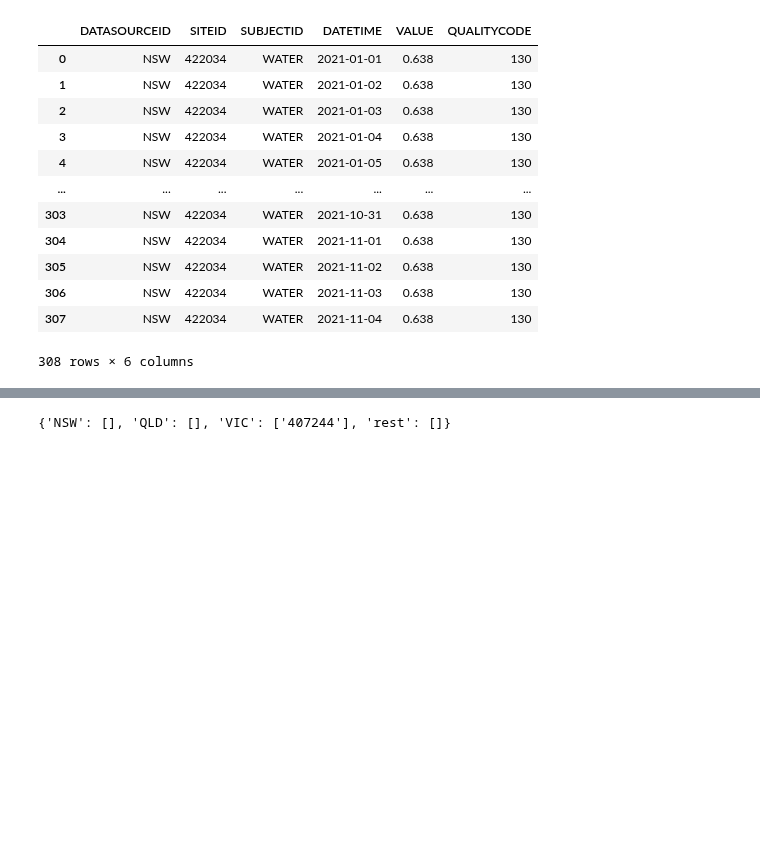
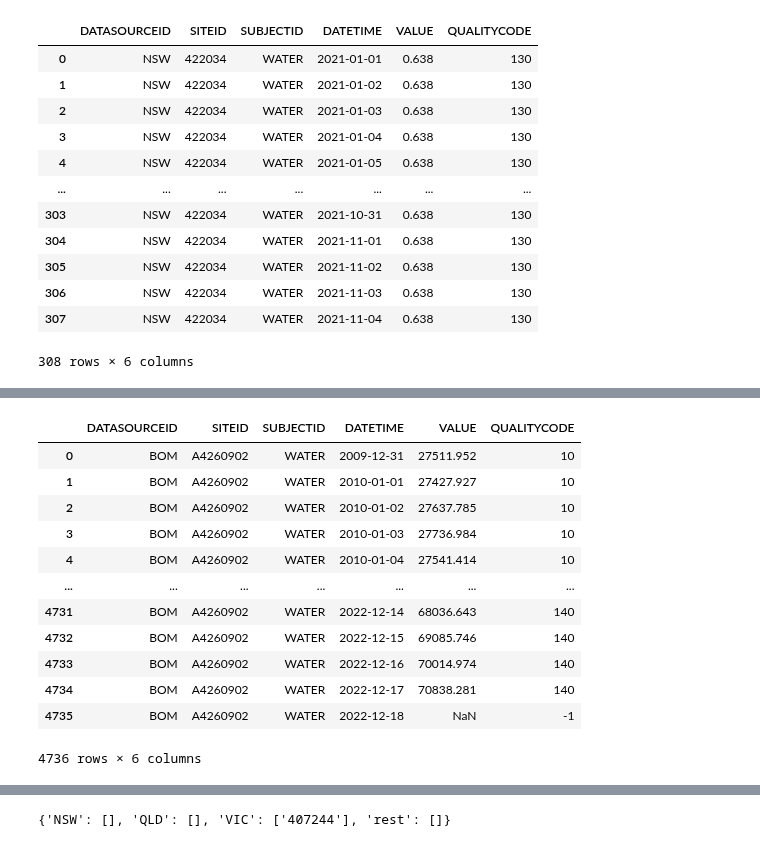
Before and after one commit to MDBAuth/MDBA_Gauge_Getter, a Jupyter notebook: Gauge_getter_example.ipynb, the cells around one changed output, grey strips where cells are left out. Saved outputs shown, nothing was run; the diff lists cells and outputs as text; code cells hidden in the pictures; blank space fills up the shorter version.

```diff
--- a/Gauge_getter_example.ipynb
+++ b/Gauge_getter_example.ipynb
@@ -139,0 +164,3 @@ INFO:mdba_gauge_getter.gauge_get:NSW - Request 1 of 1
+# %%
+gg.gauge_pull(SA_Gauges, start_time_user = SA_Interval[0], end_time_user= SA_Interval[1], data_source = 'BOM', var='SV' )
+# %% [output]
@@ -139,0 +182,13 @@ INFO:mdba_gauge_getter.gauge_get:NSW - Request 1 of 1
+|  | DATASOURCEID | SITEID | SUBJECTID | DATETIME | VALUE | QUALITYCODE |
+| 0 | BOM | A4260902 | WATER | 2009-12-31 | 27511.952 | 10 |
+| 1 | BOM | A4260902 | WATER | 2010-01-01 | 27427.927 | 10 |
+| 2 | BOM | A4260902 | WATER | 2010-01-02 | 27637.785 | 10 |
+| 3 | BOM | A4260902 | WATER | 2010-01-03 | 27736.984 | 10 |
+| 4 | BOM | A4260902 | WATER | 2010-01-04 | 27541.414 | 10 |
+| ... | ... | ... | ... | ... | ... | ... |
+| 4731 | BOM | A4260902 | WATER | 2022-12-14 | 68036.643 | 140 |
+| 4732 | BOM | A4260902 | WATER | 2022-12-15 | 69085.746 | 140 |
+| 4733 | BOM | A4260902 | WATER | 2022-12-16 | 70014.974 | 140 |
+| 4734 | BOM | A4260902 | WATER | 2022-12-17 | 70838.281 | 140 |
+| 4735 | BOM | A4260902 | WATER | 2022-12-18 | NaN | -1 |
+4736 rows × 6 columns
```
Also changed, not shown: parts of 11 cells of this notebook, 4 other files.
